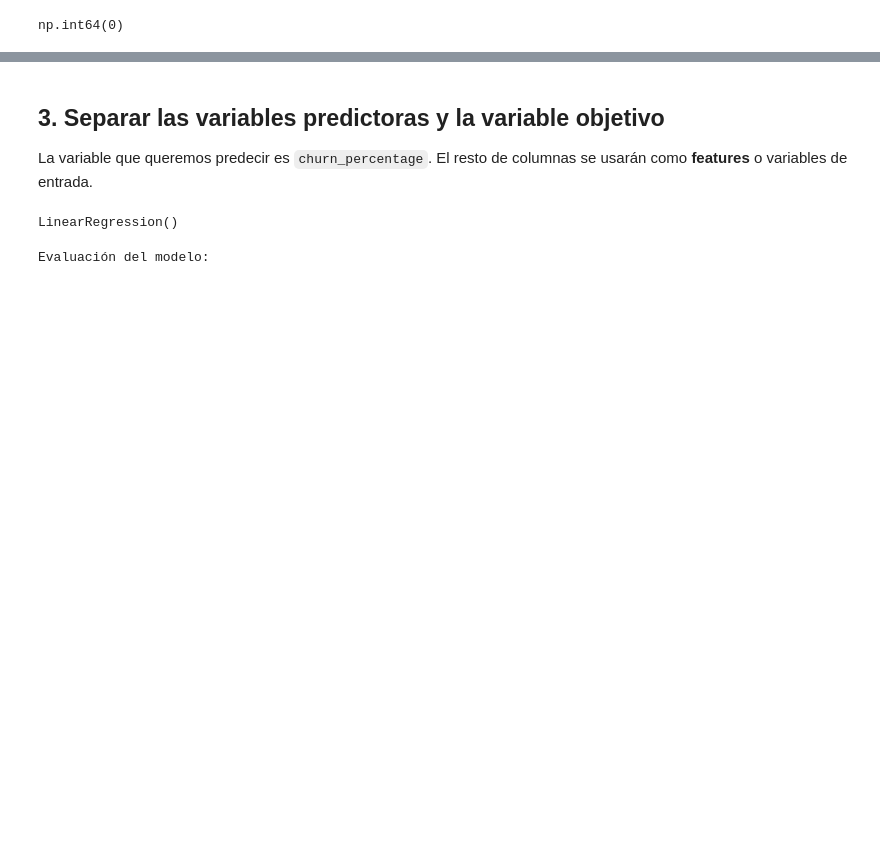
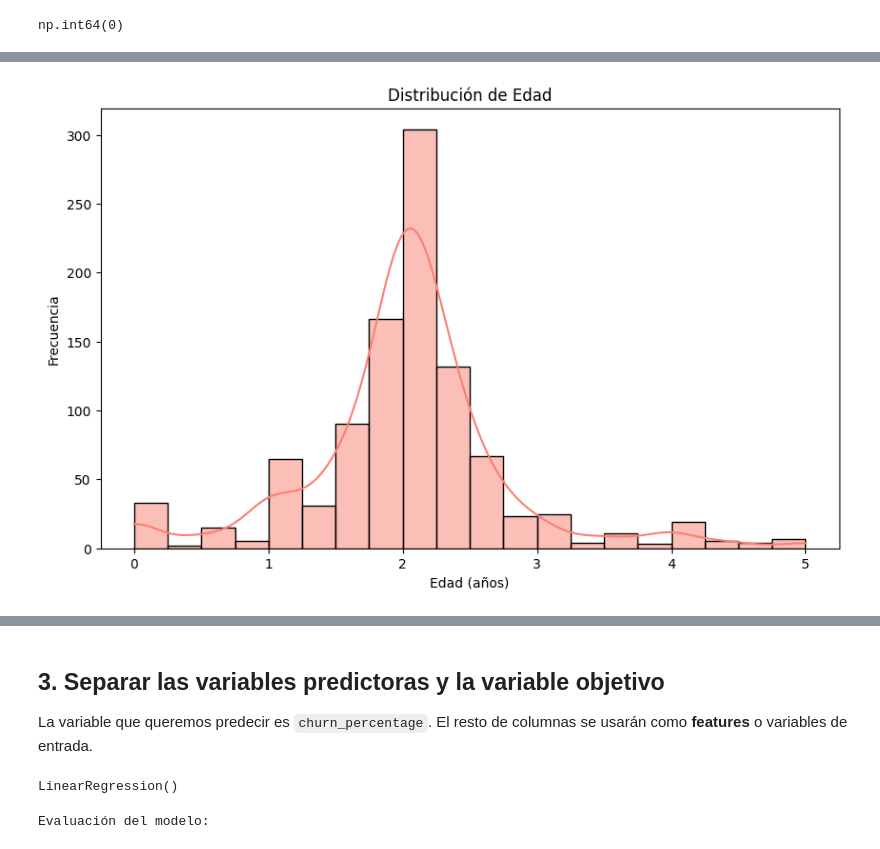
Before and after one commit to Jacobo24/Inicio_Gestion_Datos, a Jupyter notebook: Regresion_lineal/regresion_lineal.ipynb, the cells around one changed output, grey strips where cells are left out. Saved outputs shown, nothing was run; the diff lists cells and outputs as text; code cells hidden in the pictures; blank space fills up the shorter version.

```diff
--- a/Regresion_lineal/regresion_lineal.ipynb
+++ b/Regresion_lineal/regresion_lineal.ipynb
@@ -147,0 +165,9 @@ np.int64(0)
+# %%
+plt.figure(figsize=(10,6))
+sns.histplot(df['Edad_Media_Coche'], bins=20, kde=True, color='salmon')
+plt.title('Distribución de Edad')
+plt.xlabel('Edad (años)')
+plt.ylabel('Frecuencia')
+plt.show()
+# %% [output]
+[figure, added]
```
Also changed, not shown: parts of 16 cells of this notebook, 7 other files.
